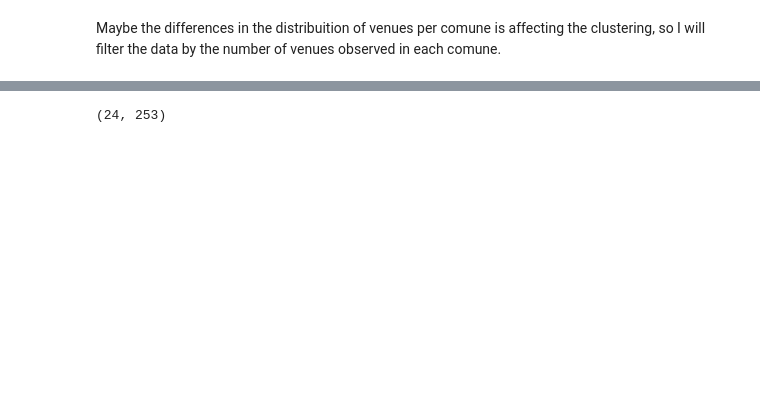
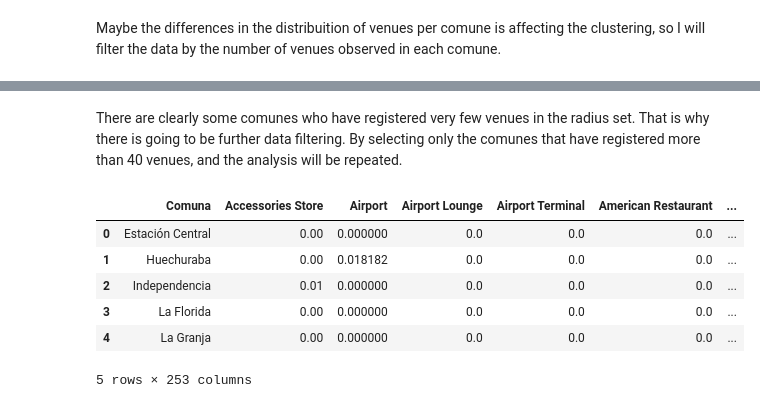
Before and after one commit to benjaminlozanow/Coursera_Capstone, a Jupyter notebook: capstone_project.ipynb, the cells around one changed output, grey strips where cells are left out. Drawn from its saved outputs; the diff is of its cells as text; code cells hidden in the pictures; blank space fills up the shorter version.

```diff
--- a/capstone_project.ipynb
+++ b/capstone_project.ipynb
@@ -204,7 +226,7 @@ scl_dummy.insert(0, 'Comuna', scl_venues['Comuna'])
 scl_grouped = scl_dummy.groupby('Comuna').mean().reset_index()
 # %%
 # set number of clusters
-kclusters = 5
+kclusters = 4
 
 scl_clustering = scl_grouped.drop('Comuna', 1)
 
@@ -256,3 +278,5 @@ Text(0, 0.5, 'Number of comunes')
+# %% [markdown]
+There are clearly some comunes who have registered very few venues in the radius set. That is why there is going to be further data filtering. By selecting only the comunes that have registered more than 40 venues, and the analysis will be repeated.
 # %%
 discriminant = scl_venues.groupby('Comuna').count()[scl_venues.groupby('Comuna').count()['Comuna Latitude'] > 40]
 discriminant.reset_index(inplace = True)
@@ -260,6 +284,12 @@ discriminant.reset_index(inplace = True)
 scl_grouped = scl_grouped.drop('Cluster', 1)
 # %%
 scl_grouped = pd.merge(scl_grouped, discriminant.iloc[:,0], how = 'inner', on = 'Comuna')
-scl_grouped.shape
+scl_grouped.head()
 # %% [output]
+|  | Comuna | Accessories Store | Airport | Airport Lounge | Airport Terminal | American Restaurant | ... |
+| 0 | Estación Central | 0.00 | 0.000000 | 0.0 | 0.0 | 0.0 | ... |
+| 1 | Huechuraba | 0.00 | 0.018182 | 0.0 | 0.0 | 0.0 | ... |
+| 2 | Independencia | 0.01 | 0.000000 | 0.0 | 0.0 | 0.0 | ... |
+| 3 | La Florida | 0.00 | 0.000000 | 0.0 | 0.0 | 0.0 | ... |
+| 4 | La Granja | 0.00 | 0.000000 | 0.0 | 0.0 | 0.0 | ... |
-(24, 253)
+5 rows × 253 columns
```
Also changed, not shown: parts of 18 cells of this notebook.
